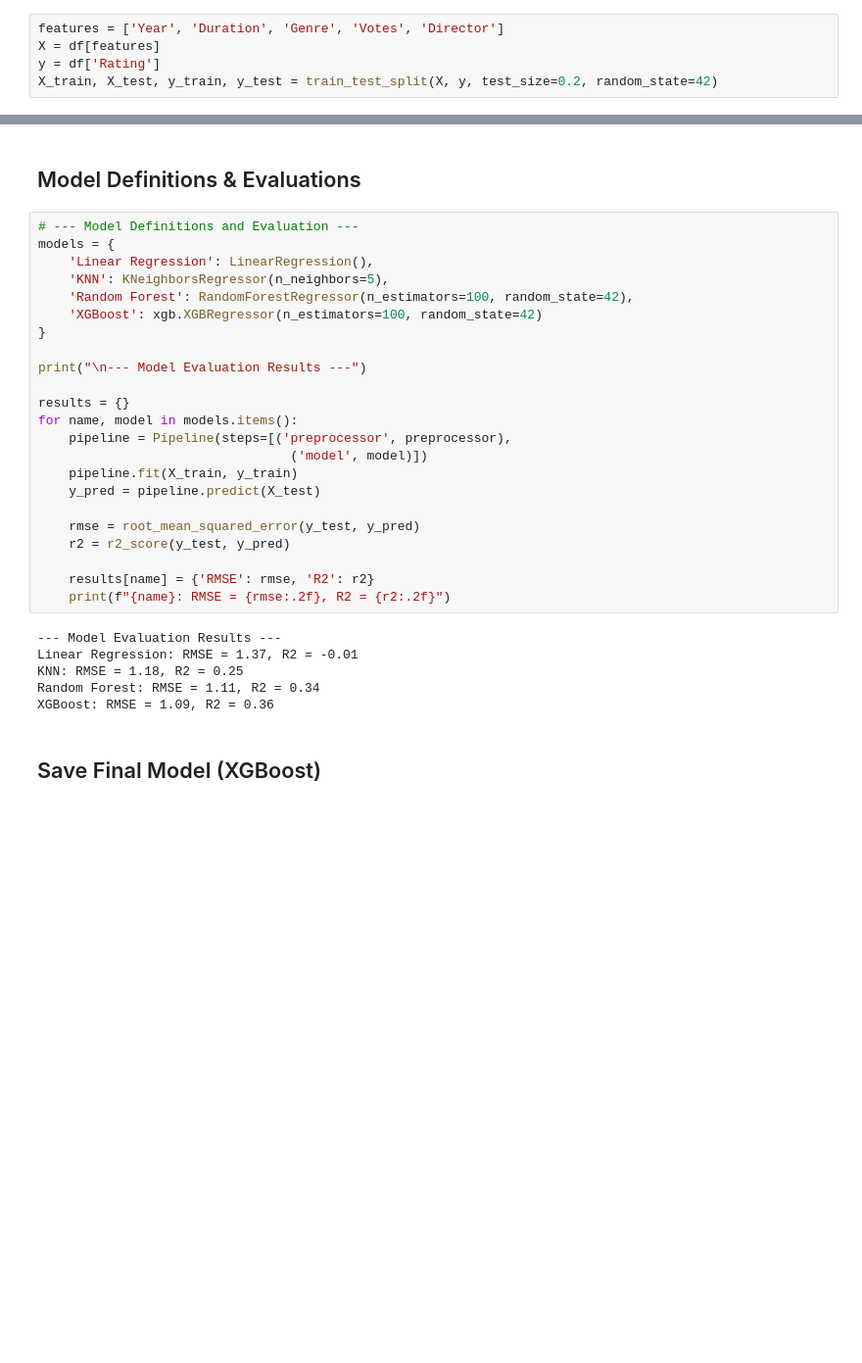
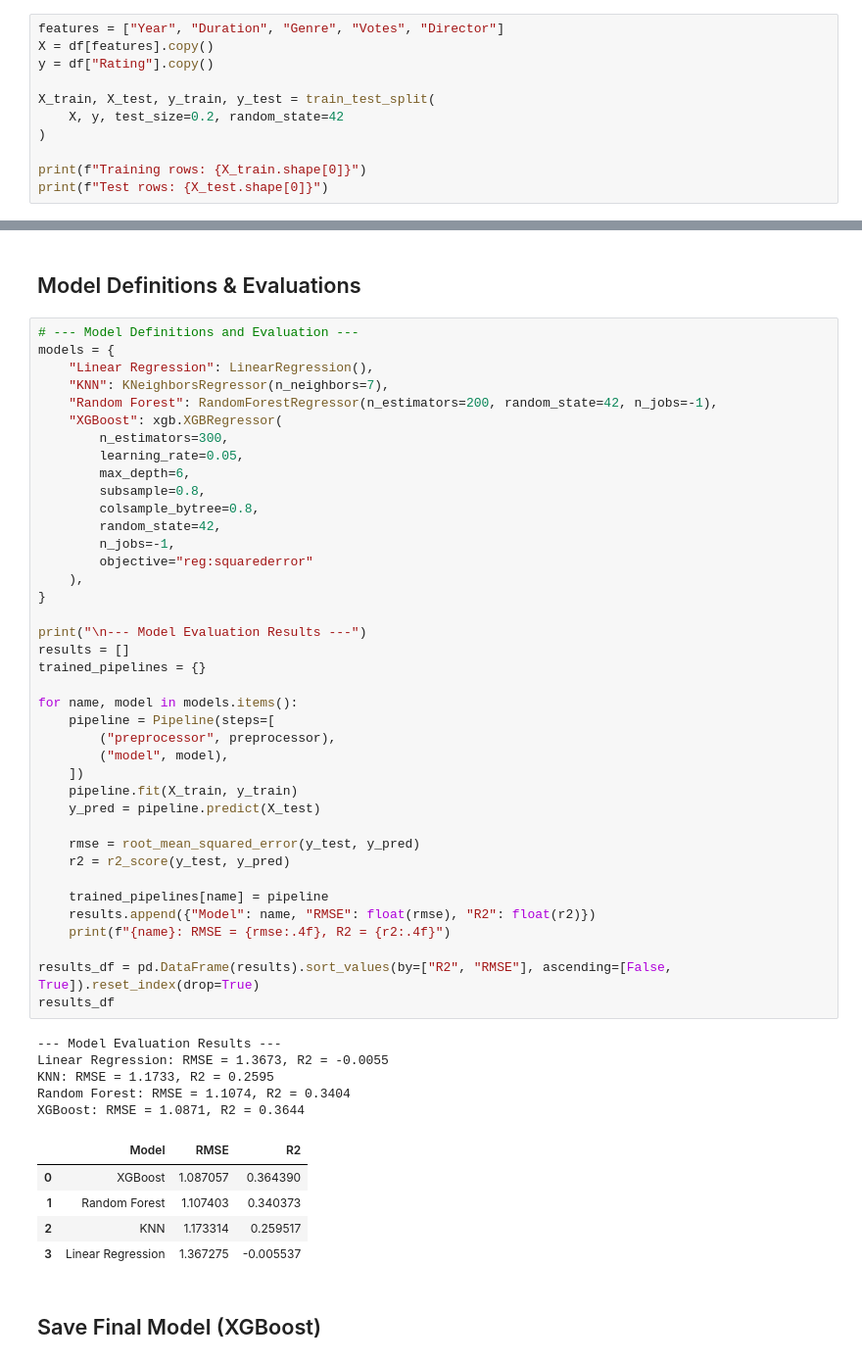
Before and after one commit to Udayan6611/CODSOFT, a Jupyter notebook: Movie_Rating_Prediction_With_Python/movie_rating_EDA_training.ipynb, the cells around one changed output, grey strips where cells are left out. Shown at 98% size. Cells and saved outputs as stored; diff of their text form; blank space fills up the shorter version.

```diff
--- a/Movie_Rating_Prediction_With_Python/movie_rating_EDA_training.ipynb
+++ b/Movie_Rating_Prediction_With_Python/movie_rating_EDA_training.ipynb
@@ -134,7 +165,13 @@ plt.show()
 # %% [markdown]
 ## Train-Test Split
 # %%
-features = ['Year', 'Duration', 'Genre', 'Votes', 'Director']
-X = df[features]
-y = df['Rating']
-X_train, X_test, y_train, y_test = train_test_split(X, y, test_size=0.2, random_state=42)
+features = ["Year", "Duration", "Genre", "Votes", "Director"]
+X = df[features].copy()
+y = df["Rating"].copy()
+
+X_train, X_test, y_train, y_test = train_test_split(
+    X, y, test_size=0.2, random_state=42
+)
+
+print(f"Training rows: {X_train.shape[0]}")
+print(f"Test rows: {X_test.shape[0]}")
@@ -163,32 +203,53 @@ preprocessor = ColumnTransformer(
 # %%
 # --- Model Definitions and Evaluation ---
 models = {
-    'Linear Regression': LinearRegression(),
-    'KNN': KNeighborsRegressor(n_neighbors=5),
-    'Random Forest': RandomForestRegressor(n_estimators=100, random_state=42),
-    'XGBoost': xgb.XGBRegressor(n_estimators=100, random_state=42)
+    "Linear Regression": LinearRegression(),
+    "KNN": KNeighborsRegressor(n_neighbors=7),
+    "Random Forest": RandomForestRegressor(n_estimators=200, random_state=42, n_jobs=-1),
+    "XGBoost": xgb.XGBRegressor(
+        n_estimators=300,
+        learning_rate=0.05,
+        max_depth=6,
+        subsample=0.8,
+        colsample_bytree=0.8,
+        random_state=42,
+        n_jobs=-1,
+        objective="reg:squarederror"
+    ),
 }
 
 print("\n--- Model Evaluation Results ---")
+results = []
+trained_pipelines = {}
 
-results = {}
 for name, model in models.items():
-    pipeline = Pipeline(steps=[('preprocessor', preprocessor),
-                                 ('model', model)])
+    pipeline = Pipeline(steps=[
+        ("preprocessor", preprocessor),
+        ("model", model),
+    ])
     pipeline.fit(X_train, y_train)
     y_pred = pipeline.predict(X_test)
 
     rmse = root_mean_squared_error(y_test, y_pred)
     r2 = r2_score(y_test, y_pred)
 
-    results[name] = {'RMSE': rmse, 'R2': r2}
-    print(f"{name}: RMSE = {rmse:.2f}, R2 = {r2:.2f}")
+    trained_pipelines[name] = pipeline
+    results.append({"Model": name, "RMSE": float(rmse), "R2": float(r2)})
+    print(f"{name}: RMSE = {rmse:.4f}, R2 = {r2:.4f}")
+
+results_df = pd.DataFrame(results).sort_values(by=["R2", "RMSE"], ascending=[False, True]).reset_index(drop=True)
+results_df
 # %% [output]
 --- Model Evaluation Results ---
-Linear Regression: RMSE = 1.37, R2 = -0.01
-KNN: RMSE = 1.18, R2 = 0.25
-Random Forest: RMSE = 1.11, R2 = 0.34
-XGBoost: RMSE = 1.09, R2 = 0.36
+Linear Regression: RMSE = 1.3673, R2 = -0.0055
+KNN: RMSE = 1.1733, R2 = 0.2595
+Random Forest: RMSE = 1.1074, R2 = 0.3404
+XGBoost: RMSE = 1.0871, R2 = 0.3644
+|  | Model | RMSE | R2 |
+| 0 | XGBoost | 1.087057 | 0.364390 |
+| 1 | Random Forest | 1.107403 | 0.340373 |
+| 2 | KNN | 1.173314 | 0.259517 |
+| 3 | Linear Regression | 1.367275 | -0.005537 |
 # %% [markdown]
 ## Save Final Model (XGBoost)
 # %%
```
Also changed, not shown: parts of 6 cells of this notebook, 12 other files.
